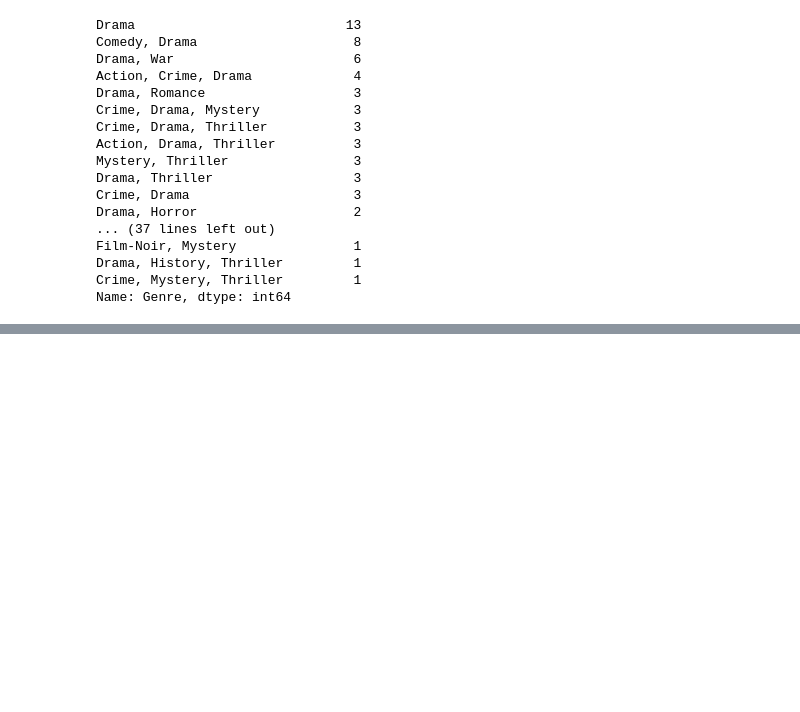
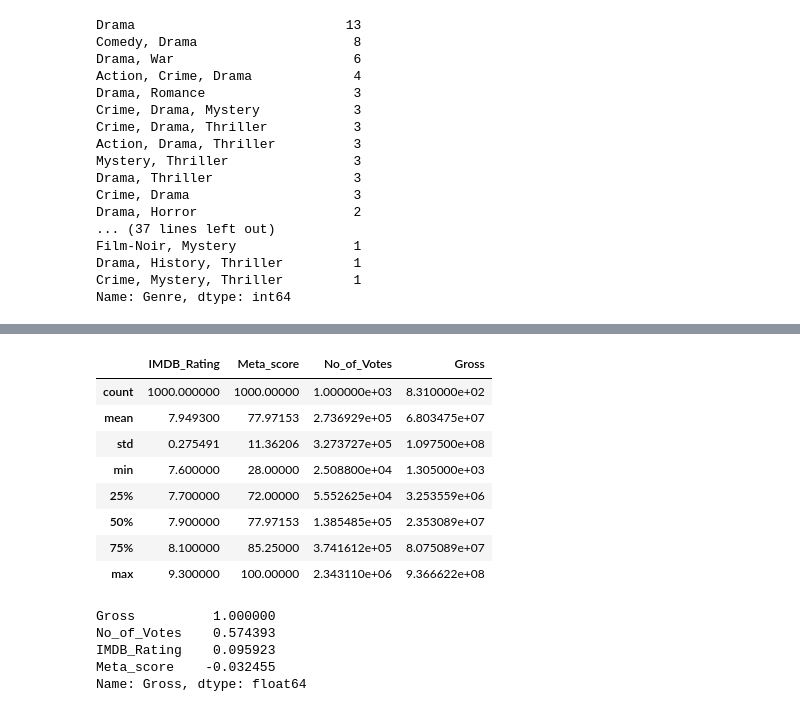
Before and after one commit to Shyam165/Summer-Internship, a Jupyter notebook: Pandas/Pandas.ipynb, the cells around one changed output, grey strips where cells are left out. Saved outputs shown, nothing was run; the diff lists cells and outputs as text; code cells hidden in the pictures; blank space fills up the shorter version.

Commit message:
updating some more function of the pandas and some part of data cleaning

```diff
--- a/Pandas/Pandas.ipynb
+++ b/Pandas/Pandas.ipynb
@@ -625,0 +652,16 @@ print("Certificate values corresponding to the genre:", certificate_values)
+# %%
+cvbn3=df1.loc[df1['Genre']=='Drama, War', ['Genre', 'Certificate']].mode()
+x3=cvbn3.loc[0, 'Certificate']
+# Find rows where Genre is "Comedy, Drama" and Certificate is NaN
+drama_nan_rows = df1[(df1["Genre"] == "Drama, War") & df1["Certificate"].isna()]
+# drama_nan_rows.index
+# Fill the NaN values in Certificate column for Drama rows with a specific value x=R
+df1.loc[drama_nan_rows.index, "Certificate"] = x3
+# %%
+cvbn4=df1.loc[df1['Genre']=='Action, Crime, Drama', ['Genre', 'Certificate']].mode()
+x4=cvbn4.loc[0, 'Certificate']
+# Find rows where Genre is "Comedy, Drama" and Certificate is NaN
+drama_nan_rows = df1[(df1["Genre"] == "Action, Crime, Drama") & df1["Certificate"].isna()]
+# drama_nan_rows.index
+# Fill the NaN values in Certificate column for Drama rows with a specific value x=R
+df1.loc[drama_nan_rows.index, "Certificate"] = x4
@@ -625,0 +721,3 @@ print("Certificate values corresponding to the genre:", certificate_values)
+# %%
+mean_meta_score = df1['Meta_score'].mean()
+df1['Meta_score'].fillna(mean_meta_score, inplace=True)
@@ -625,0 +744,27 @@ print("Certificate values corresponding to the genre:", certificate_values)
+# %%
+# Assuming df is your DataFrame
+df1['Gross'] = df1['Gross'].str.replace(',', '')  # Remove commas
+
+df1['Gross'] = pd.to_numeric(df1['Gross'], errors='coerce', downcast='float')
+# %%
+df1.describe()
+# %% [output]
+|  | IMDB_Rating | Meta_score | No_of_Votes | Gross |
+| count | 1000.000000 | 1000.00000 | 1.000000e+03 | 8.310000e+02 |
+| mean | 7.949300 | 77.97153 | 2.736929e+05 | 6.803475e+07 |
+| std | 0.275491 | 11.36206 | 3.273727e+05 | 1.097500e+08 |
+| min | 7.600000 | 28.00000 | 2.508800e+04 | 1.305000e+03 |
+| 25% | 7.700000 | 72.00000 | 5.552625e+04 | 3.253559e+06 |
+| 50% | 7.900000 | 77.97153 | 1.385485e+05 | 2.353089e+07 |
+| 75% | 8.100000 | 85.25000 | 3.741612e+05 | 8.075089e+07 |
+| max | 9.300000 | 100.00000 | 2.343110e+06 | 9.366622e+08 |
+# %%
+correlation_matrix = df1.corr()
+gross_correlations = correlation_matrix['Gross'].sort_values(ascending=False)
+print(gross_correlations)
+# %% [output]
+Gross          1.000000
+No_of_Votes    0.574393
+IMDB_Rating    0.095923
+Meta_score    -0.032455
+Name: Gross, dtype: float64
```
Also changed, not shown: parts of 19 cells of this notebook.
